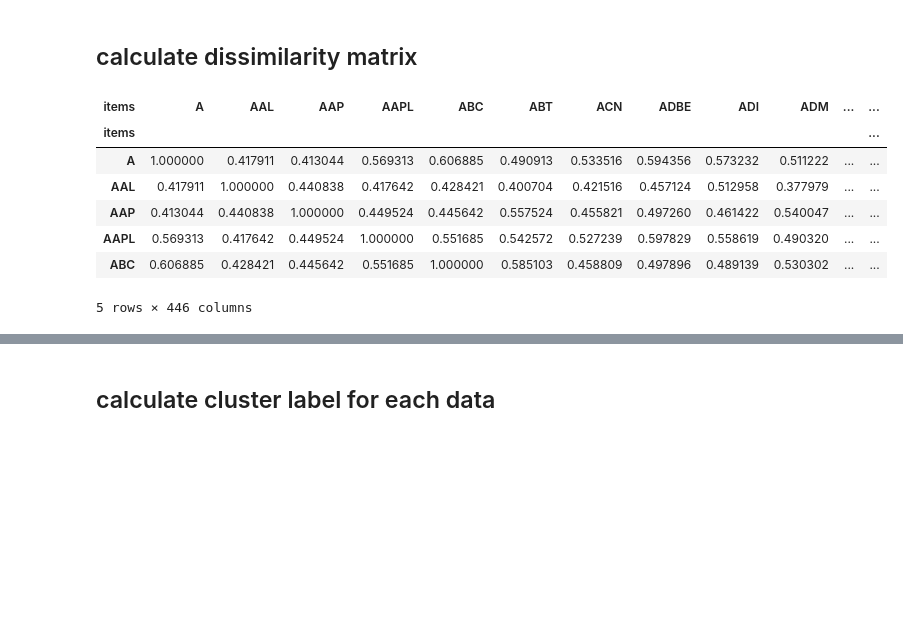
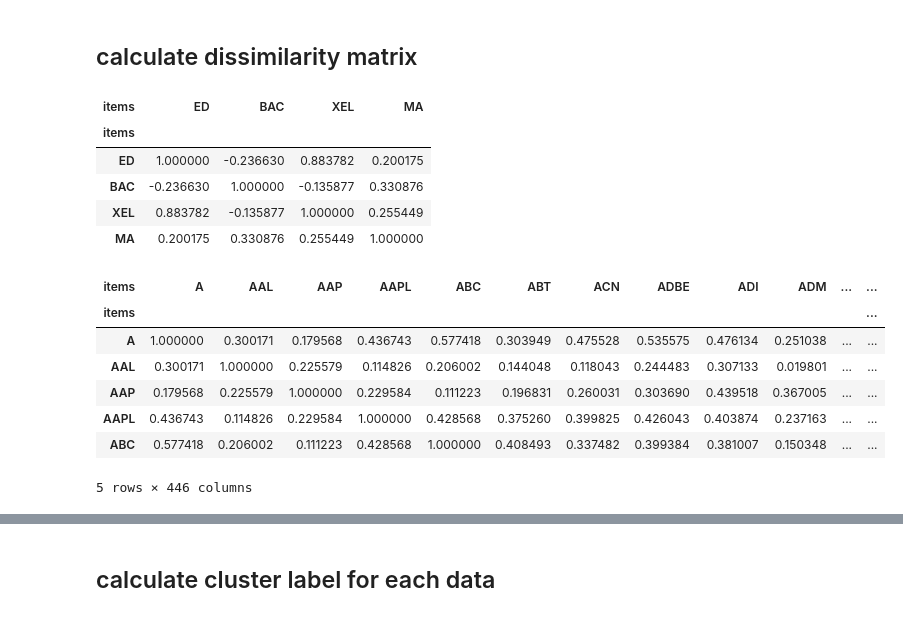
Before and after one commit to theabc50111/ARIMA-LSTM-hybrid-corrcoef-predict, a Jupyter notebook: exploration_raw_data/correlation_data_etl.ipynb, the cells around one changed output, grey strips where cells are left out. Saved outputs shown, nothing was run; the diff lists cells and outputs as text; code cells hidden in the pictures; blank space fills up the shorter version.

Commit message:
add test of correlation_data_clustering

```diff
--- a/exploration_raw_data/correlation_data_etl.ipynb
+++ b/exploration_raw_data/correlation_data_etl.ipynb
@@ -70,5 +70,5 @@ etl_items_setting = "-etl_all"  # -etl_train|-etl_all
 # data split period setting, only suit for only settings of Korean paper
 data_split_setting = "-data_sp_test2"
 # Decide how to calculate corr_ser
-corr_ser_clac_method = "corr_ser_calc_abs" # corr_ser_calc_regular|corr_ser_calc_abs
+corr_ser_clac_method = "corr_ser_calc_regular" # corr_ser_calc_regular|corr_ser_calc_abs
 # %% [output]
@@ -171,42 +164,53 @@ time: 8min 22s (started: 2022-11-24 09:16:01 +00:00)
 # %%
 def process_index(items):
     item_1 = items[0].strip(" ")
     item_2 = items[1].strip(" ")
     item_2 = item_2[:-2]
 
     return (item_1, item_2)
 
 
-def gen_dissimilarity_mat(data_ser: "multi-ind pd.Series", raw_df: "pd.DataFrame", input_similiarity: bool = True):
+def gen_dist_mat(data_ser: "multi-ind pd.Series", raw_df: "pd.DataFrame", input_similiarity: bool = True):
     data_ser = data_ser.copy()
     tmp_df = data_ser.unstack()
     unstack_missing_items = [item for item in raw_df.columns if item not in tmp_df.columns or item not in tmp_df.index]   # 只靠.unstack()來轉換會漏掉兩組item，.unstack()後的df 不具有這兩組item的自己對自己的row｜col
     for item in unstack_missing_items:
         data_ser.loc[item, item] = 0
 
     non_symmetry_mat = data_ser.unstack(fill_value=0)
     dissimilarity_mat = non_symmetry_mat.T + non_symmetry_mat
     non_symmetry_mat_sum_double = round(non_symmetry_mat.sum().sum() * 2, 10)
     dissimilarity_mat_sum = round(dissimilarity_mat.sum().sum(), 10)
     assert non_symmetry_mat_sum_double == dissimilarity_mat_sum, "Error happens during the computation of dissimilarity matrix."
     assert not dissimilarity_mat.isnull().any().any(), "Dissimilarity matrix contains missing values."
     np.fill_diagonal(dissimilarity_mat.values, 1)  # check by: tmp_df = gen_data_corr(["A", "A"], dataset_df, corr_ser_len_max=corr_ser_len_max, corr_ind=corr_ind, max_data_div_start_add=max_data_div_start_add); tmp_df.iloc[::, 3:].mean(axis=1)
     if input_similiarity:
         dissimilarity_mat = 1 - dissimilarity_mat.abs()  # This might get wrong by using abs(), because that would mix up corr = -1 & corr = 1
 
     return dissimilarity_mat
 
 
-corr_mean = corr_property_df["corr_ser_mean"]
-corr_mean.index = corr_dataset.index.str.split('&').map(process_index)
-dissimilarity_mat = gen_dissimilarity_mat(corr_mean, dataset_df,  input_similiarity=False)
-display(dissimilarity_mat.head())
+corr_mean = corr_property_df.loc[::,"corr_ser_mean"]
+corr_mean.index = corr_mean.index.str.split('&').map(process_index)
+distance_mat = gen_dist_mat(corr_mean, dataset_df,  input_similiarity=False)
+# test
+test_stock_tickers = ["ED", "BAC", "XEL", "MA"]
+test_distance_mat = distance_mat.loc[test_stock_tickers, test_stock_tickers]
+display(test_distance_mat)  # comlpete: (ED, BAC), (XEL), (MA) -> (ED, BAC), (XEL, MA)  -> (ED, BAC, XEL, MA)
+                            # single: (ED, BAC), (XEL), (MA) -> (ED, BAC, XEL), (MA)  -> (ED, BAC, XEL, MA)
+display(distance_mat.head())
 # %% [output]
-| items | A | AAL | AAP | AAPL | ABC | ABT | ACN | ADBE | ADI | ADM | ... | ... |
-| items |  |  |  |  |  |  |  |  |  |  |  | ... |
-| A | 1.000000 | 0.417911 | 0.413044 | 0.569313 | 0.606885 | 0.490913 | 0.533516 | 0.594356 | 0.573232 | 0.511222 | ... | ... |
-| AAL | 0.417911 | 1.000000 | 0.440838 | 0.417642 | 0.428421 | 0.400704 | 0.421516 | 0.457124 | 0.512958 | 0.377979 | ... | ... |
-| AAP | 0.413044 | 0.440838 | 1.000000 | 0.449524 | 0.445642 | 0.557524 | 0.455821 | 0.497260 | 0.461422 | 0.540047 | ... | ... |
-| AAPL | 0.569313 | 0.417642 | 0.449524 | 1.000000 | 0.551685 | 0.542572 | 0.527239 | 0.597829 | 0.558619 | 0.490320 | ... | ... |
-| ABC | 0.606885 | 0.428421 | 0.445642 | 0.551685 | 1.000000 | 0.585103 | 0.458809 | 0.497896 | 0.489139 | 0.530302 | ... | ... |
+| items | ED | BAC | XEL | MA |
+| items |  |  |  |  |
+| ED | 1.000000 | -0.236630 | 0.883782 | 0.200175 |
+| BAC | -0.236630 | 1.000000 | -0.135877 | 0.330876 |
+| XEL | 0.883782 | -0.135877 | 1.000000 | 0.255449 |
+| MA | 0.200175 | 0.330876 | 0.255449 | 1.000000 |
+| items | A | AAL | AAP | AAPL | ABC | ABT | ACN | ADBE | ADI | ADM | ... | ... |
+| items |  |  |  |  |  |  |  |  |  |  |  | ... |
+| A | 1.000000 | 0.300171 | 0.179568 | 0.436743 | 0.577418 | 0.303949 | 0.475528 | 0.535575 | 0.476134 | 0.251038 | ... | ... |
+| AAL | 0.300171 | 1.000000 | 0.225579 | 0.114826 | 0.206002 | 0.144048 | 0.118043 | 0.244483 | 0.307133 | 0.019801 | ... | ... |
+| AAP | 0.179568 | 0.225579 | 1.000000 | 0.229584 | 0.111223 | 0.196831 | 0.260031 | 0.303690 | 0.439518 | 0.367005 | ... | ... |
+| AAPL | 0.436743 | 0.114826 | 0.229584 | 1.000000 | 0.428568 | 0.375260 | 0.399825 | 0.426043 | 0.403874 | 0.237163 | ... | ... |
+| ABC | 0.577418 | 0.206002 | 0.111223 | 0.428568 | 1.000000 | 0.408493 | 0.337482 | 0.399384 | 0.381007 | 0.150348 | ... | ... |
 5 rows × 446 columns
```
Also changed, not shown: parts of 10 cells of this notebook.
